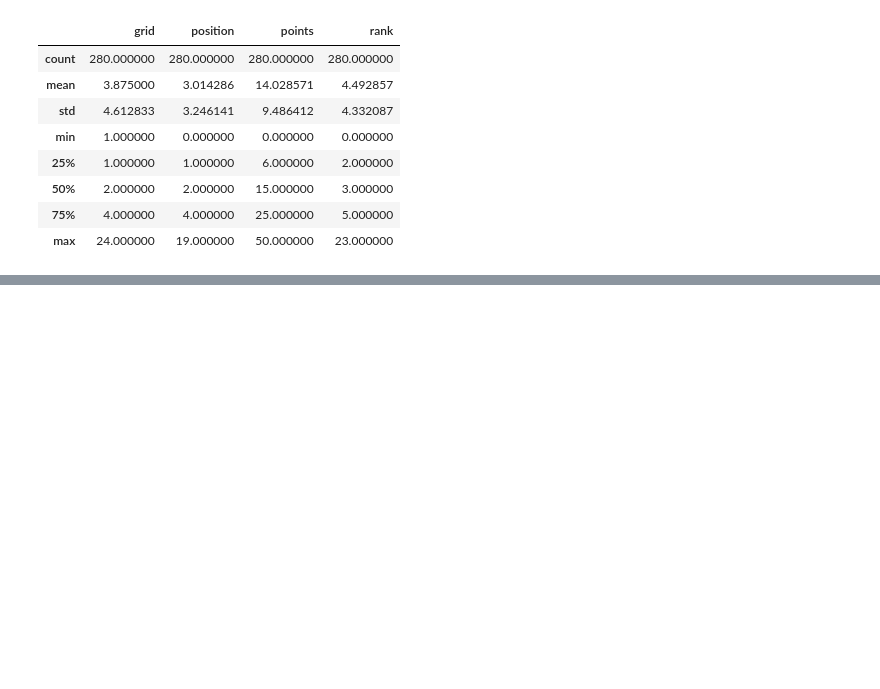
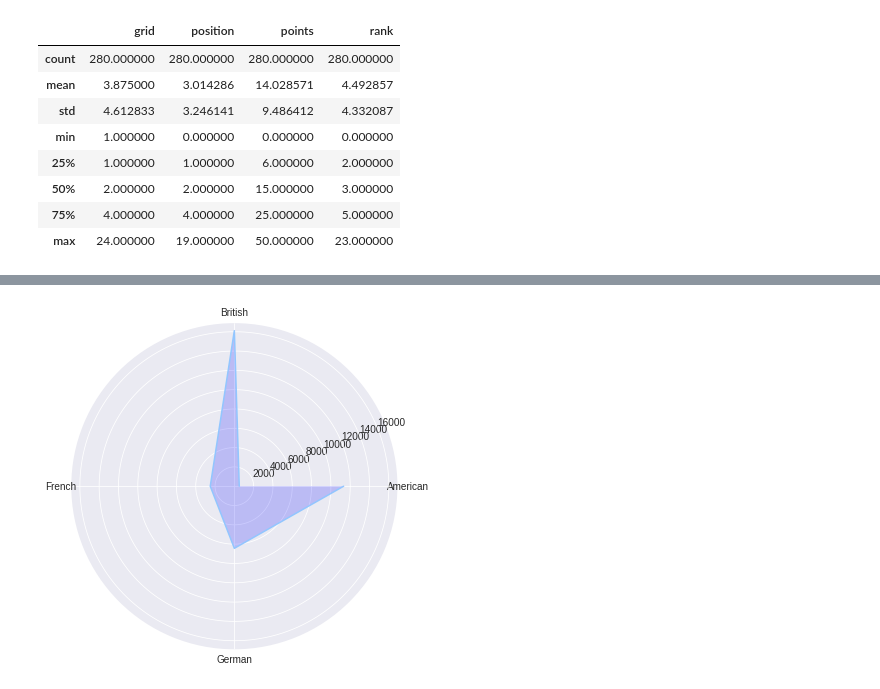
Before and after one commit to JaperTai77/Colab-notebook, a Jupyter notebook: F1.ipynb, the cells around one changed output, grey strips where cells are left out. Saved outputs shown, nothing was run; the diff lists cells and outputs as text; code cells hidden in the pictures; blank space fills up the shorter version.

```diff
--- a/F1.ipynb
+++ b/F1.ipynb
@@ -463,0 +493,13 @@ temp[['grid','position','points','rank']].describe()
+# %%
+value = temp.sum().values
+nation = temp.columns
+theta = np.linspace(0, 2*np.pi, 5)
+
+plt.figure(figsize = (10,6))
+plt.subplot(polar=True)
+(line,label) = plt.thetagrids(range(0,360, int(360/4)),nation)
+plt.plot(theta, value)
+plt.fill(theta, value, 'b', alpha=0.2)
+plt.show()
+# %% [output]
+[figure, added]
```
Also changed, not shown: parts of 12 cells of this notebook.
